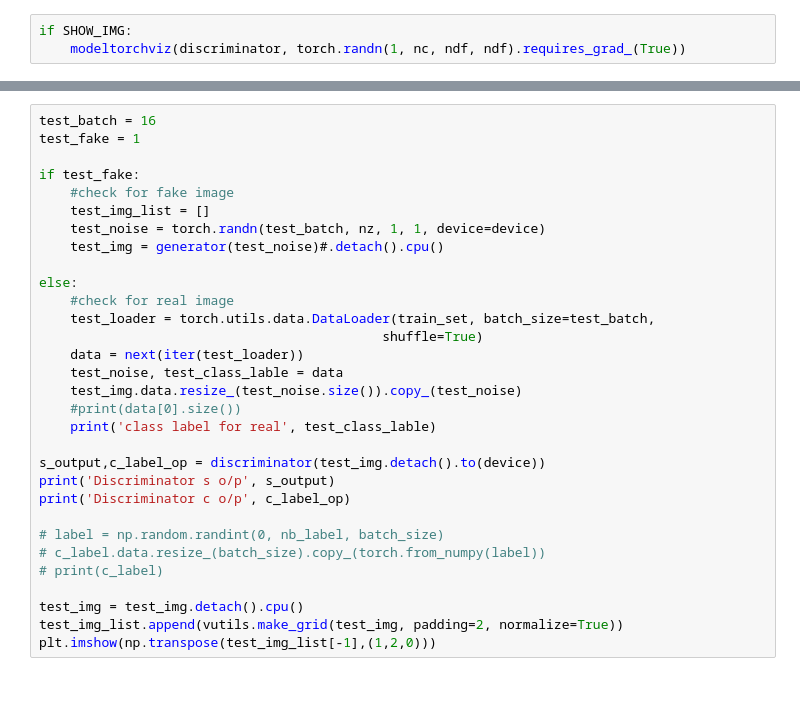
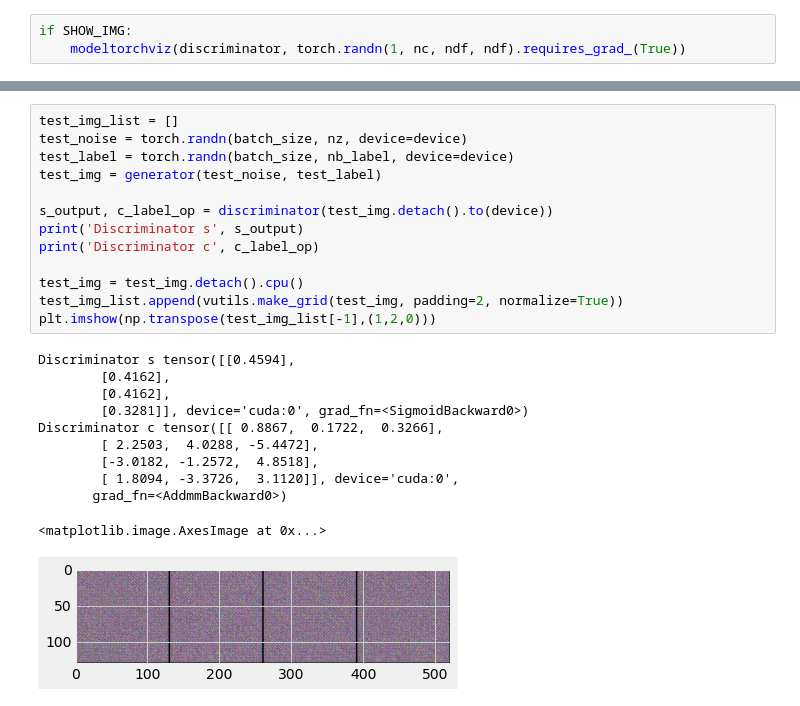
Before and after one commit to haodong2000/CACGAN, a Jupyter notebook: ACGAN_AUG.ipynb, the cells around one changed output, grey strips where cells are left out. Drawn from its saved outputs; the diff is of its cells as text.

```diff
--- a/ACGAN_AUG.ipynb
+++ b/ACGAN_AUG.ipynb
@@ -634,31 +661,25 @@ save_model(generator, discriminator, optimizerG, optimizerD, metrics, num_epochs
 # %%
-test_batch = 16
-test_fake = 1
+test_img_list = []
+test_noise = torch.randn(batch_size, nz, device=device)
+test_label = torch.randn(batch_size, nb_label, device=device)
+test_img = generator(test_noise, test_label)
 
-if test_fake:
-    #check for fake image
-    test_img_list = []
-    test_noise = torch.randn(test_batch, nz, 1, 1, device=device)
-    test_img = generator(test_noise)#.detach().cpu()
-
-else:
-    #check for real image
-    test_loader = torch.utils.data.DataLoader(train_set, batch_size=test_batch,
-                                            shuffle=True)
-    data = next(iter(test_loader))
-    test_noise, test_class_lable = data
-    test_img.data.resize_(test_noise.size()).copy_(test_noise)
-    #print(data[0].size())
-    print('class label for real', test_class_lable)
-
-s_output,c_label_op = discriminator(test_img.detach().to(device))
-print('Discriminator s o/p', s_output)
-print('Discriminator c o/p', c_label_op)
-
-# label = np.random.randint(0, nb_label, batch_size)
-# c_label.data.resize_(batch_size).copy_(torch.from_numpy(label))
-# print(c_label)
+s_output, c_label_op = discriminator(test_img.detach().to(device))
+print('Discriminator s', s_output)
+print('Discriminator c', c_label_op)
 
 test_img = test_img.detach().cpu()
 test_img_list.append(vutils.make_grid(test_img, padding=2, normalize=True))
 plt.imshow(np.transpose(test_img_list[-1],(1,2,0)))
+# %% [output]
+Discriminator s tensor([[0.4594],
+        [0.4162],
+        [0.4162],
+        [0.3281]], device='cuda:0', grad_fn=<SigmoidBackward0>)
+Discriminator c tensor([[ 0.8867,  0.1722,  0.3266],
+        [ 2.2503,  4.0288, -5.4472],
+        [-3.0182, -1.2572,  4.8518],
+        [ 1.8094, -3.3726,  3.1120]], device='cuda:0',
+       grad_fn=<AddmmBackward0>)
+<matplotlib.image.AxesImage at 0x...>
+[figure, added]
```
Also changed, not shown: parts of 26 cells of this notebook, 1 other file.
